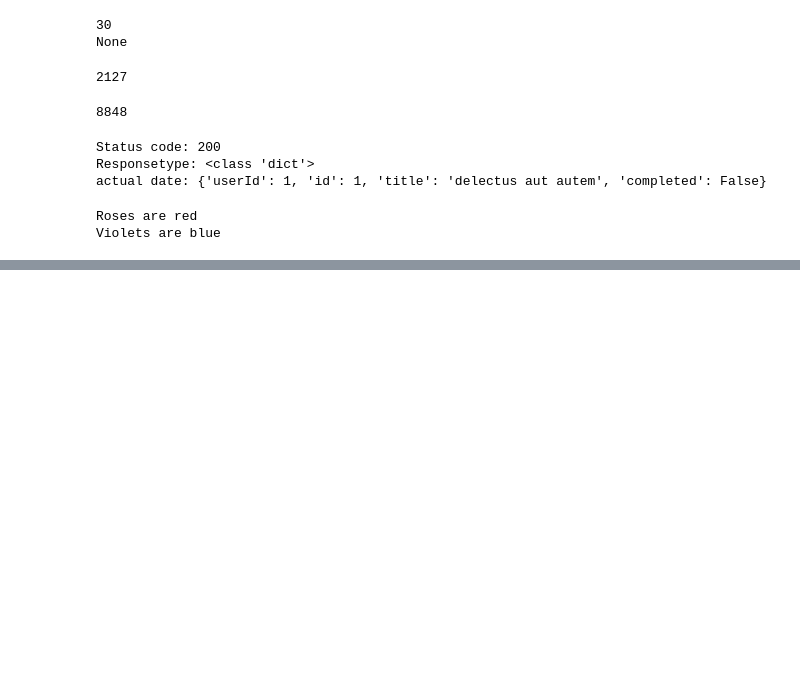
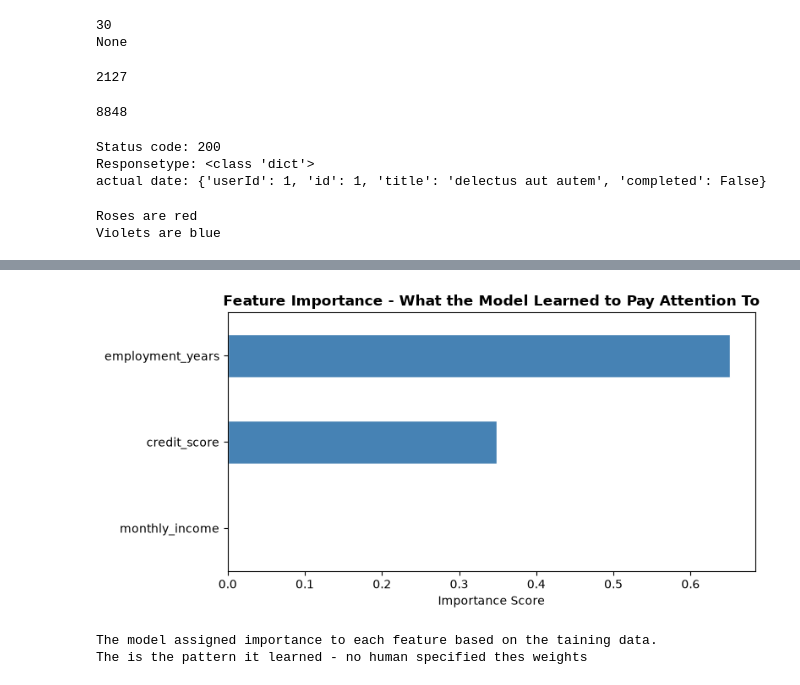
Before and after one commit to Sandra25-nuell/python-intro, a Jupyter notebook: practice.ipynb, the cells around one changed output, grey strips where cells are left out. Saved outputs shown, nothing was run; the diff lists cells and outputs as text; code cells hidden in the pictures; blank space fills up the shorter version.

```diff
--- a/practice.ipynb
+++ b/practice.ipynb
@@ -621,0 +653,11 @@ Violets are blue
+# %%
+x = customer[['age', 'monthly_spend',
+              'num_complaints']]
+y = customer['churned']
+
+print("Feature (X) Shape: ", x.shape)
+print(x.head(5))
+print()
+print("Label (y) - what we want to predict)")
+print(y.values)
+print(f"The number of customers who churned is: {y.sum()} | The number of customers who did not churn is: {len(y) - y.sum()}")
@@ -621,0 +677,14 @@ Violets are blue
+# %%
+#split: 80% for training, 20% for testing
+
+x_train, x_test, y_train, y_test = train_test_split(x, y, test_size=0.2, random_state=42)
+
+print(f'Training set:  {len(x_train)} customers')
+print(f'Test set:  {len(x_test)} customers')
+print()
+
+model = DecisionTreeClassifier(random_state=42)
+model.fit(x_train, y_train)
+
+print('Model trained. It has now seen', len(x_train), 'examples.')
+print('It learned patterns - no rules were written by hand.')
@@ -621,0 +797,21 @@ Violets are blue
+# %%
+loan = pd.read_csv('loan_applicants.csv')
+import matplotlib.pyplot as plt
+
+#feature importance  - which feature mattered most to the model?
+
+importance = pd.Series(model.feature_importances_, index=['monthly_income', 'credit_score', 'employment_years']).sort_values(ascending=True)
+
+fig, ax = plt.subplots(figsize=(8, 4))
+importance.plot(kind='barh', ax=ax, color='steelblue', edgecolor='white')
+ax.set_title('Feature Importance - What the Model Learned to Pay Attention To', fontsize=12, fontweight='bold')
+ax.set_xlabel('Importance Score')
+plt.tight_layout()
+plt.show()
+
+print('The model assigned importance to each feature based on the taining data.')
+print('The is the pattern it learned - no human specified thes weights')
+# %% [output]
+[figure, added]
+The model assigned importance to each feature based on the taining data.
+The is the pattern it learned - no human specified thes weights
```
Also changed, not shown: parts of 7 cells of this notebook, 4 other files.
